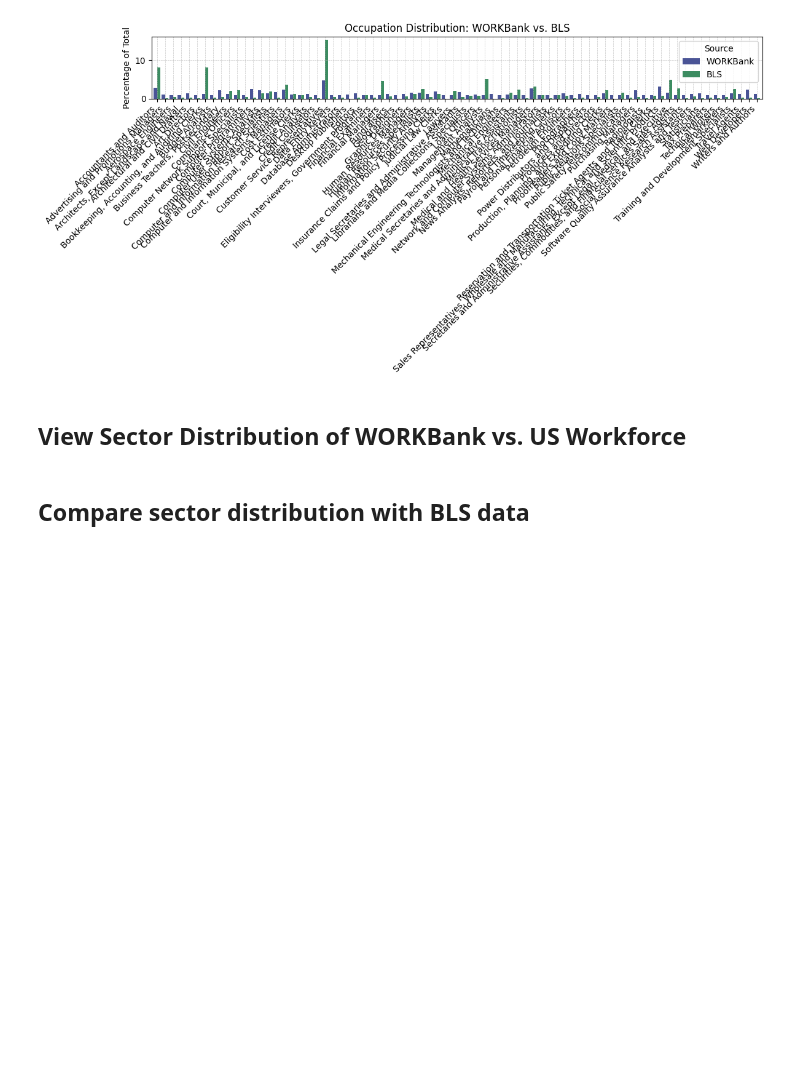
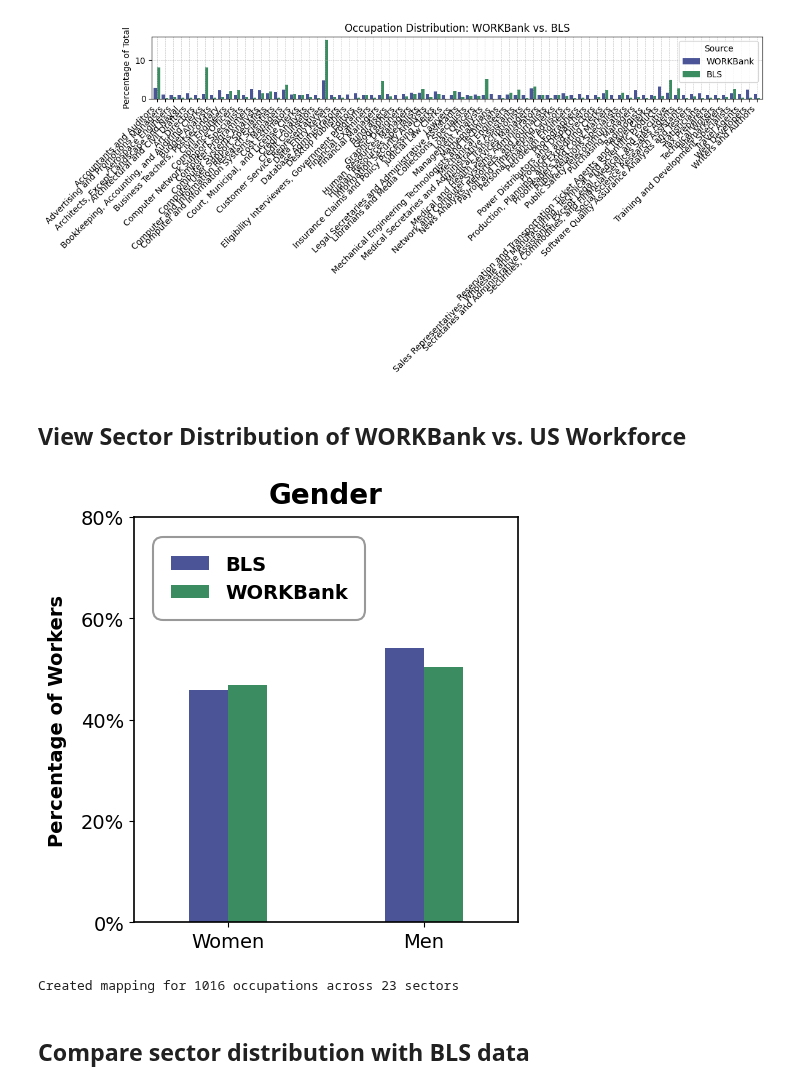
Before and after one commit to chris-page-gov/workbank, a Jupyter notebook: analysis/robustness.ipynb, the cells around one changed output. Drawn from its saved outputs; the diff is of its cells as text; code cells hidden in the pictures; blank space fills up the shorter version.

```diff
--- a/analysis/robustness.ipynb
+++ b/analysis/robustness.ipynb
@@ -67,21 +67,39 @@ plt.show()
 # %%
 import numpy as np
 
-# BLS data processing
+# Filter race_gender_bls to shared occupations for gender analysis
+race_gender_filtered = race_gender_bls[race_gender_bls["Occupation"].isin(shared_occupations)].copy()
+
+# BLS data processing - using race_gender data which has the Women column
 try:
     # Convert percentage strings to numeric values
-    bls_filtered["Women"] = (
-        bls_filtered["Women"]
+    race_gender_filtered["Women"] = (
+        race_gender_filtered["Women"]
+        .astype(str)
         .str.replace(",", "")
-        .astype(float)
+        .str.replace("–", "NaN")  # Handle missing data
     )
-    bls_filtered["Women"] = pd.to_numeric(bls_filtered["Women"], errors="coerce")
+    race_gender_filtered["Women"] = pd.to_numeric(race_gender_filtered["Women"], errors="coerce")
+
+    # Convert Total employed to numeric
+    race_gender_filtered["Total employed"] = (
+        race_gender_filtered["Total employed"]
+        .astype(str)
+        .str.replace(",", "")
+    )
+    race_gender_filtered["Total employed"] = pd.to_numeric(race_gender_filtered["Total employed"], errors="coerce")
 except Exception:
     pass
 
-women_bls = (bls_filtered["Women"] * bls_filtered["Total employed"]).sum() \
-            / bls_filtered["Total employed"].sum()
+# Calculate weighted average for women percentage across shared occupations
+valid_data = race_gender_filtered.dropna(subset=["Women", "Total employed"])
+women_bls = (valid_data["Women"] * valid_data["Total employed"]).sum() / valid_data["Total employed"].sum()
 men_bls   = 100 - women_bls
+
+# Filter WORKBank data to shared occupations
+workbank_filtered = domain_worker_metadata_df[
+    domain_worker_metadata_df["Occupation (O*NET-SOC Title)"].isin(shared_occupations)
+].copy()
 
 workbank_filtered["Gender_std"] = (
     workbank_filtered["Gender"].str.strip().str.capitalize()
@@ -121,33 +139,55 @@ ax.set_ylim(0, 80)
 plt.ylabel("Percentage of Workers", fontdict={"fontsize": 14, "fontweight": "bold"}, labelpad=10)
 ax.set_yticks([0, 20, 40, 60, 80])
 ax.set_yticklabels(["0%", "20%", "40%", "60%", "80%"],
                    fontdict={"fontsize": 14, "color": "black"})
 
 
 plt.title("Gender", fontdict={"fontsize": 20, "fontweight": "bold"}, pad=10)
 
 # Style the legend
 legend = ax.legend(
     loc="upper left",
     bbox_to_anchor=(0.05, 0.95),
     prop=fm.FontProperties(weight='bold', size=14),
     frameon=True
 )
 legend.get_frame().set_facecolor('white')
 legend.get_frame().set_edgecolor('gray')
 legend.get_frame().set_linewidth(1.5)
 legend.get_frame().set_boxstyle('round,pad=0.5')
 for text in legend.get_texts():
     text.set_fontweight('bold')
 
 ax.margins(x=0.2)
 plt.tight_layout()
 
 # Create directory before saving
 os.makedirs(os.path.dirname("../local/sector_dist.pdf"), exist_ok=True)
 plt.savefig("../local/sector_dist.pdf", bbox_inches='tight')
 
 plt.show()
+# %% [output]
+[figure, added]
+# %%
+# Create occupation to sector mapping from O*NET sector files
+occupation_to_sector = {}
+
+# List all sector files
+import glob
+sector_files = glob.glob("../external_data/onet_data/onet_sector/*.csv")
+
+for sector_file in sector_files:
+    # Extract sector name from filename
+    sector_name = os.path.basename(sector_file).replace('.csv', '').replace('_', ' ')
+
+    # Read occupations in this sector
+    sector_df = pd.read_csv(sector_file)
+    for occupation in sector_df['Occupation']:
+        occupation_to_sector[occupation] = sector_name
+
+print(f"Created mapping for {len(occupation_to_sector)} occupations across {len(sector_files)} sectors")
+# %% [output]
+Created mapping for 1016 occupations across 23 sectors
 # %%
 # Assign sector using occupation-to-sector mapping
 domain_worker_metadata_df["Sector"] = domain_worker_metadata_df["Occupation (O*NET-SOC Title)"].map(occupation_to_sector)
```
Also changed, not shown: 1 other file.
